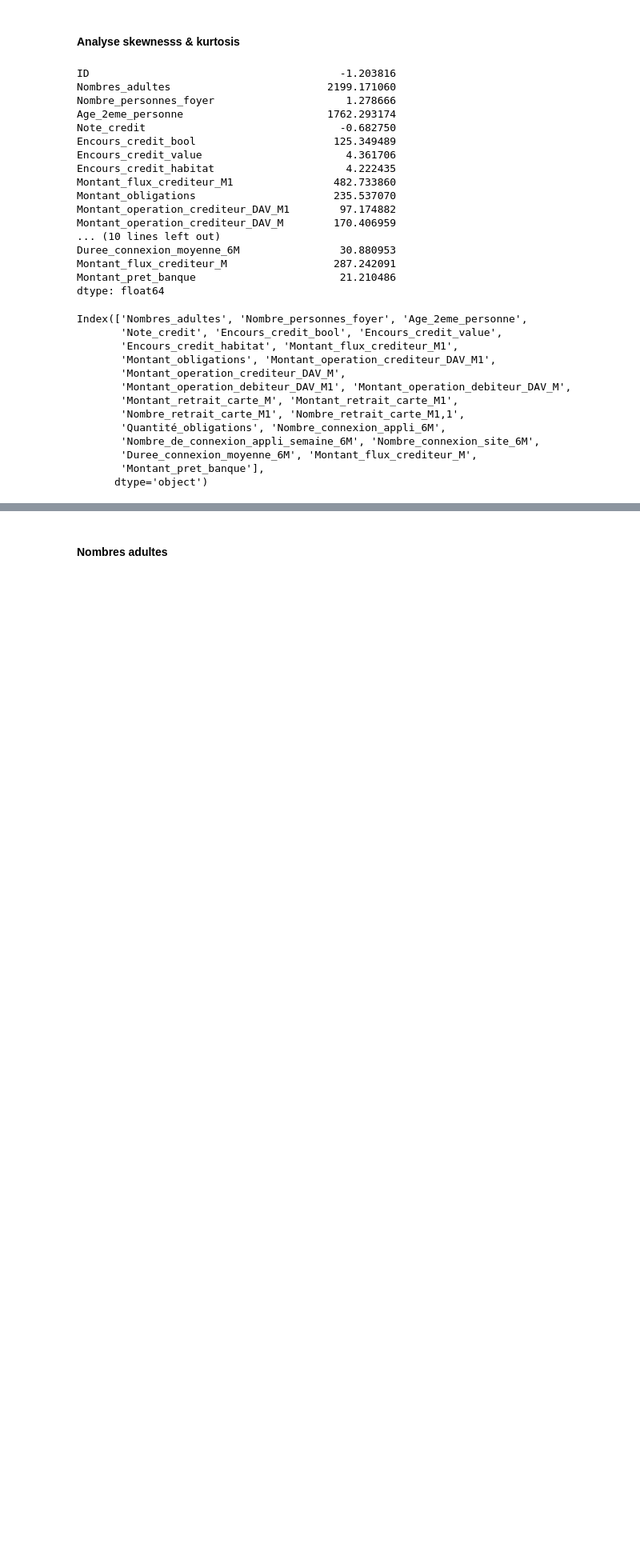
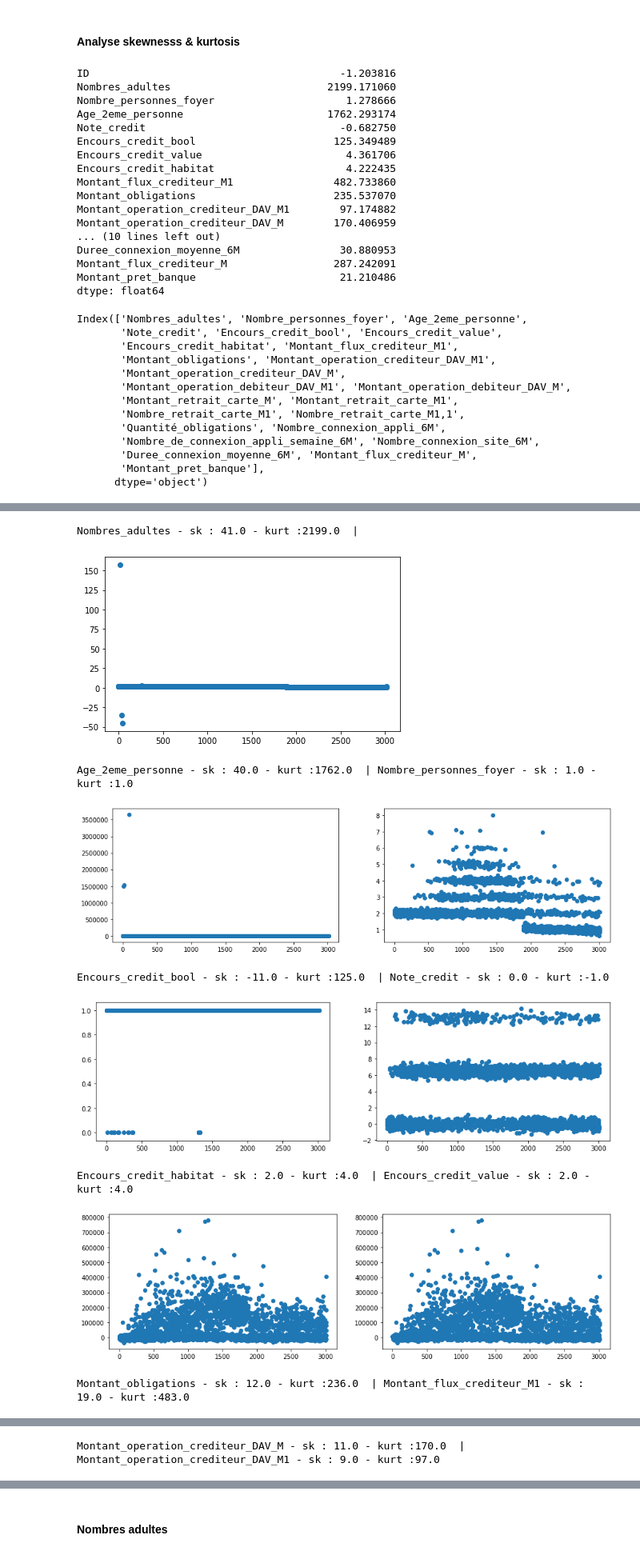
Before and after one commit to keyserwood/ILBRecruitmentProcess, a Jupyter notebook: 1.0-er-ilb_lab_test_technique2.ipynb, the cells around one changed output, grey strips where cells are left out. Shown at 80% size. Cells and saved outputs as stored; diff of their text form; code cells hidden in the pictures; blank space fills up the shorter version.

Commit message:
Subplot for all the scatters plot

```diff
--- a/1.0-er-ilb_lab_test_technique2.ipynb
+++ b/1.0-er-ilb_lab_test_technique2.ipynb
@@ -256,0 +259,23 @@ Index(['Nombres_adultes', 'Nombre_personnes_foyer', 'Age_2eme_personne',
+# %%
+subplot_pos =[121,122] ## Subplot 2 par ligne
+legends =['',''] # Pour stocker la legende de chaque plot de la ligne
+for (i,cols) in enumerate(df.skew().index[1:]):
+    ## Selection de toutes les features sauf ID
+    plt.subplot(subplot_pos[i%2])
+    legend = f'{cols} - sk : {round(df.skew().values[i+1])} - kurt :{round(df.kurtosis().values[i+1])}'
+    legends[i%2] = legend
+    plt.scatter(df.index,df[cols])
+    if i%2==0: ## Fin de ligne on affiche
+        print('  | '.join(legends))
+        plt.subplots_adjust(right = 2)
+        plt.show()
+# %% [output]
+Nombres_adultes - sk : 41.0 - kurt :2199.0  |
+[figure, added]
+Age_2eme_personne - sk : 40.0 - kurt :1762.0  | Nombre_personnes_foyer - sk : 1.0 - kurt :1.0
+[figure, added]
+Encours_credit_bool - sk : -11.0 - kurt :125.0  | Note_credit - sk : 0.0 - kurt :-1.0
+[figure, added]
+Encours_credit_habitat - sk : 2.0 - kurt :4.0  | Encours_credit_value - sk : 2.0 - kurt :4.0
+[figure, added]
+Montant_obligations - sk : 12.0 - kurt :236.0  | Montant_flux_crediteur_M1 - sk : 19.0 - kurt :483.0
@@ -256,0 +283 @@ Index(['Nombres_adultes', 'Nombre_personnes_foyer', 'Age_2eme_personne',
+Montant_operation_crediteur_DAV_M - sk : 11.0 - kurt :170.0  | Montant_operation_crediteur_DAV_M1 - sk : 9.0 - kurt :97.0
```
Also changed, not shown: parts of 8 cells of this notebook.
